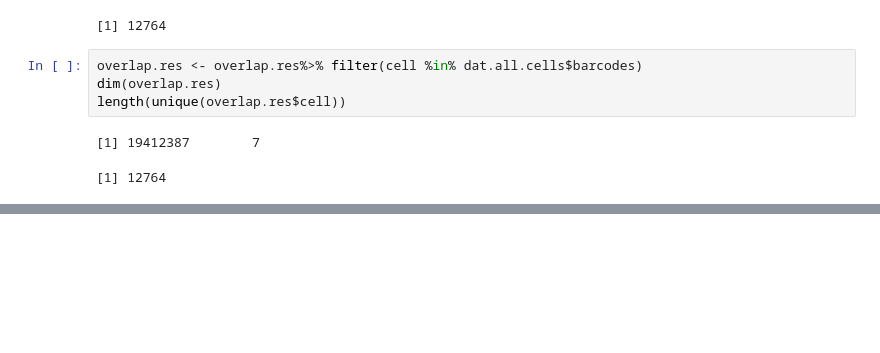
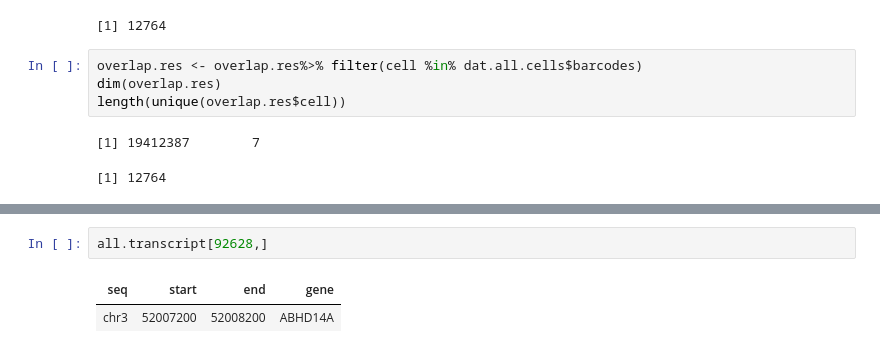
Before and after one commit to biomystery/islet_figs_motifs, a Jupyter notebook: multiple_promoter_transcript_level/summarize data at transcript level.ipynb, the cells around one changed output, grey strips where cells are left out. Drawn from its saved outputs; the diff is of its cells as text; blank space fills up the shorter version.

```diff
--- a/multiple_promoter_transcript_level/summarize data at transcript level.ipynb
+++ b/multiple_promoter_transcript_level/summarize data at transcript level.ipynb
@@ -156,0 +171,5 @@ fwrite(overlap.res,'../dat/1901/alpha_beta.promoter.long_matrix_w_transcripts.tx
+# %%
+all.transcript[92628,]
+# %% [output]
+| seq | start | end | gene |
+| chr3 | 52007200 | 52008200 | ABHD14A |
```
Also changed, not shown: parts of 5 cells of this notebook, 16 other files.
